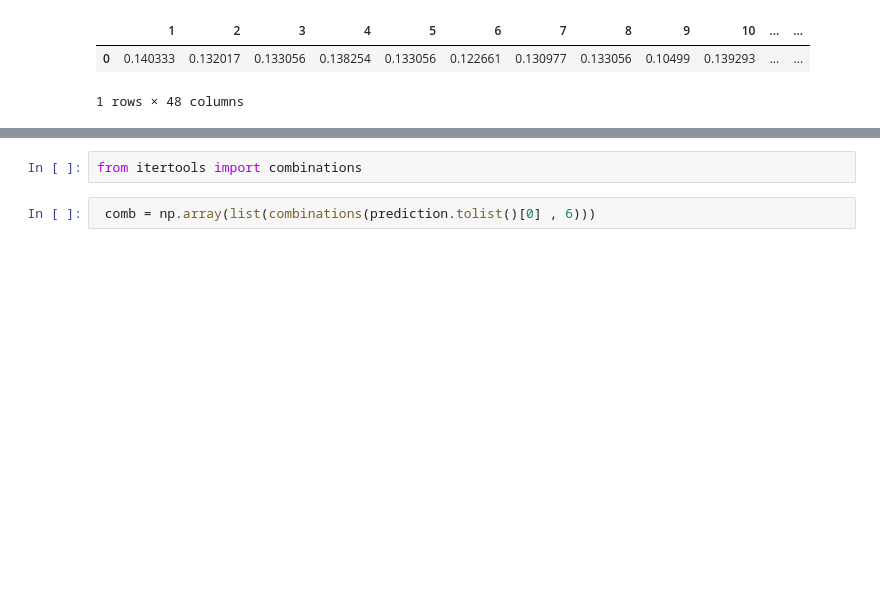
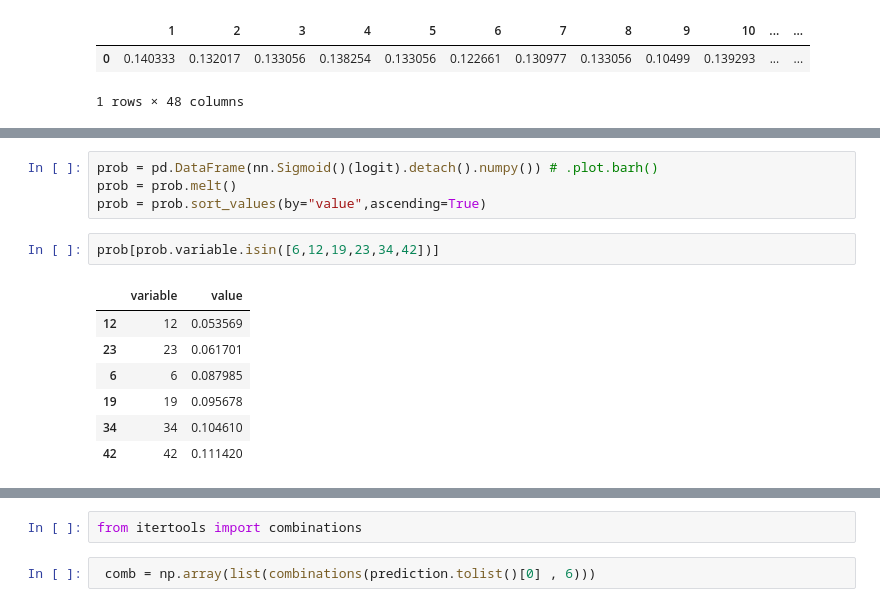
Before and after one commit to sungreong/Lottery_DH, a Jupyter notebook: SL_MultiLabel.ipynb, the cells around one changed output, grey strips where cells are left out. Drawn from its saved outputs; the diff is of its cells as text; blank space fills up the shorter version.

```diff
--- a/SL_MultiLabel.ipynb
+++ b/SL_MultiLabel.ipynb
@@ -441 +453,15 @@ best_candidate
+# %%
+prob = pd.DataFrame(nn.Sigmoid()(logit).detach().numpy()) # .plot.barh()
+prob = prob.melt()
+prob = prob.sort_values(by="value",ascending=True)
+# %%
+prob[prob.variable.isin([6,12,19,23,34,42])]
+# %% [output]
+|  | variable | value |
+| 12 | 12 | 0.053569 |
+| 23 | 23 | 0.061701 |
+| 6 | 6 | 0.087985 |
+| 19 | 19 | 0.095678 |
+| 34 | 34 | 0.104610 |
+| 42 | 42 | 0.111420 |
 # %%
```
Also changed, not shown: parts of 9 cells of this notebook, 5 other files.
